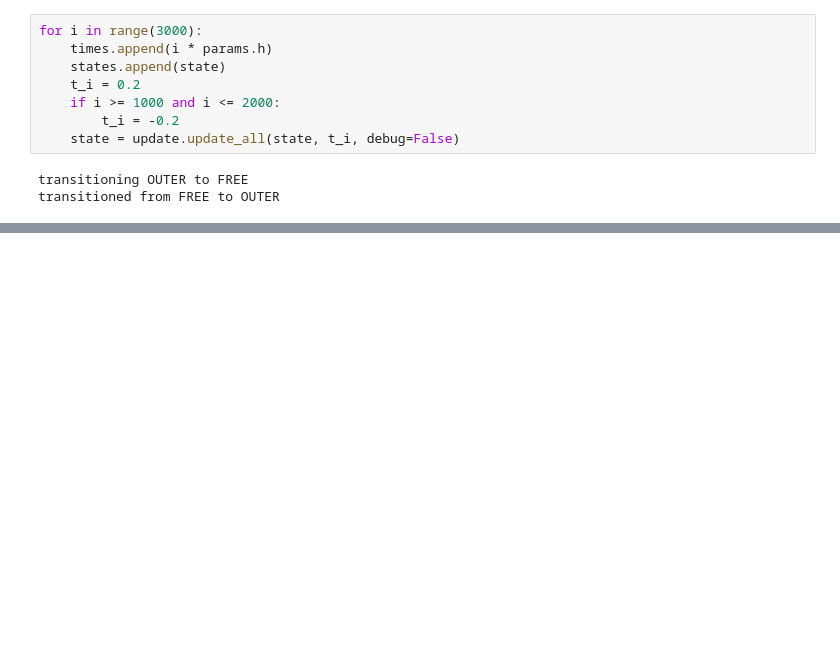
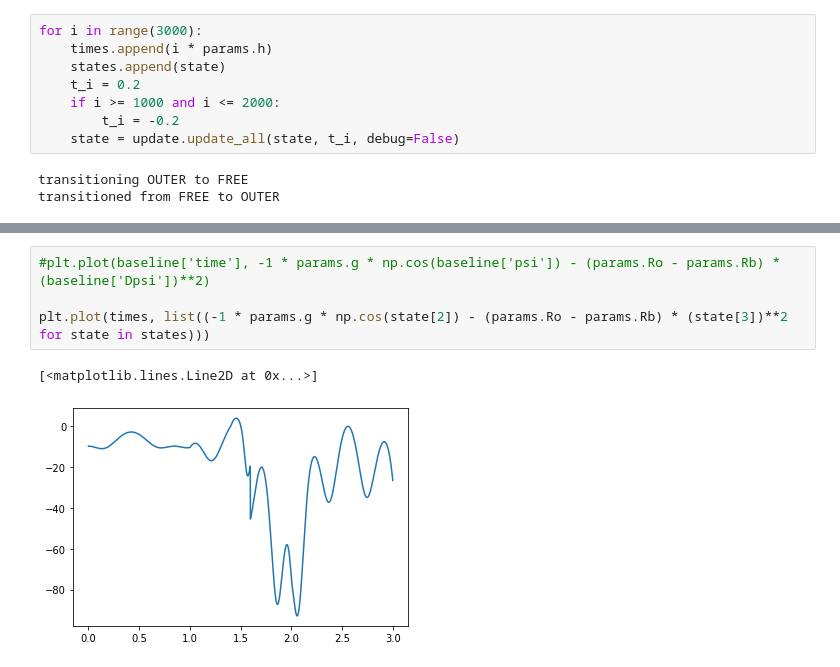
Before and after one commit to sidhanthholalkere/ballhoop-rl, a Jupyter notebook: debugging.ipynb, the cells around one changed output, grey strips where cells are left out. Cells and saved outputs as stored; diff of their text form; blank space fills up the shorter version.

```diff
--- a/debugging.ipynb
+++ b/debugging.ipynb
@@ -40,0 +46,7 @@ plt.show()
+# %%
+#plt.plot(baseline['time'], -1 * params.g * np.cos(baseline['psi']) - (params.Ro - params.Rb) * (baseline['Dpsi'])**2)
+
+plt.plot(times, list((-1 * params.g * np.cos(state[2]) - (params.Ro - params.Rb) * (state[3])**2 for state in states)))
+# %% [output]
+[<matplotlib.lines.Line2D at 0x...>]
+[figure, added]
```
Also changed, not shown: parts of 5 cells of this notebook, 1 other file.
